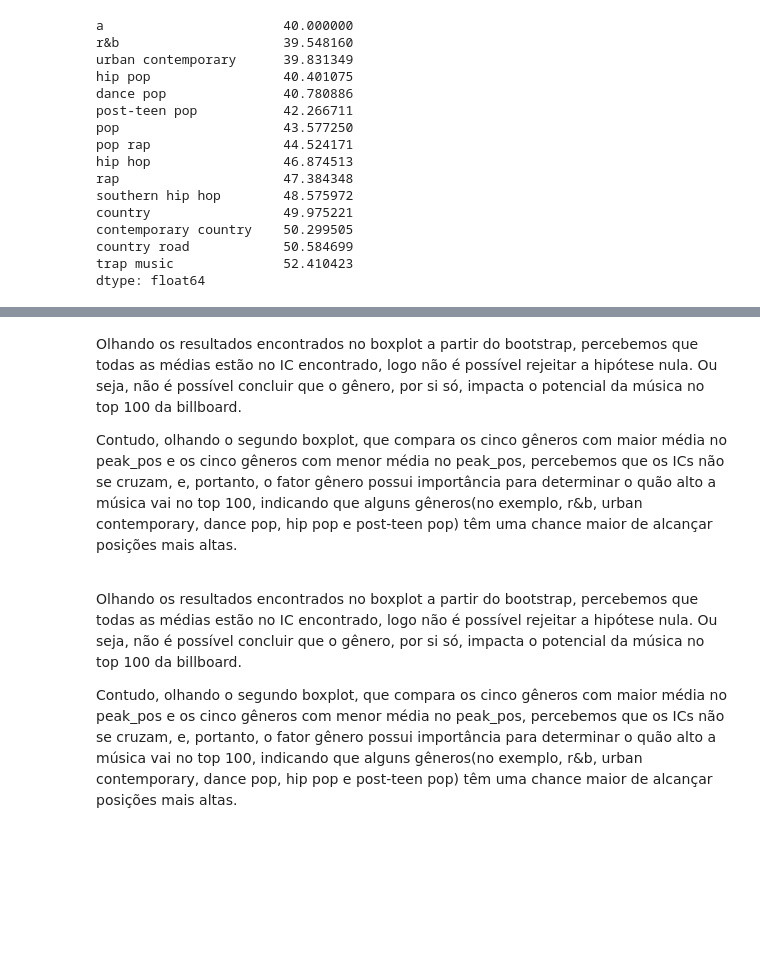
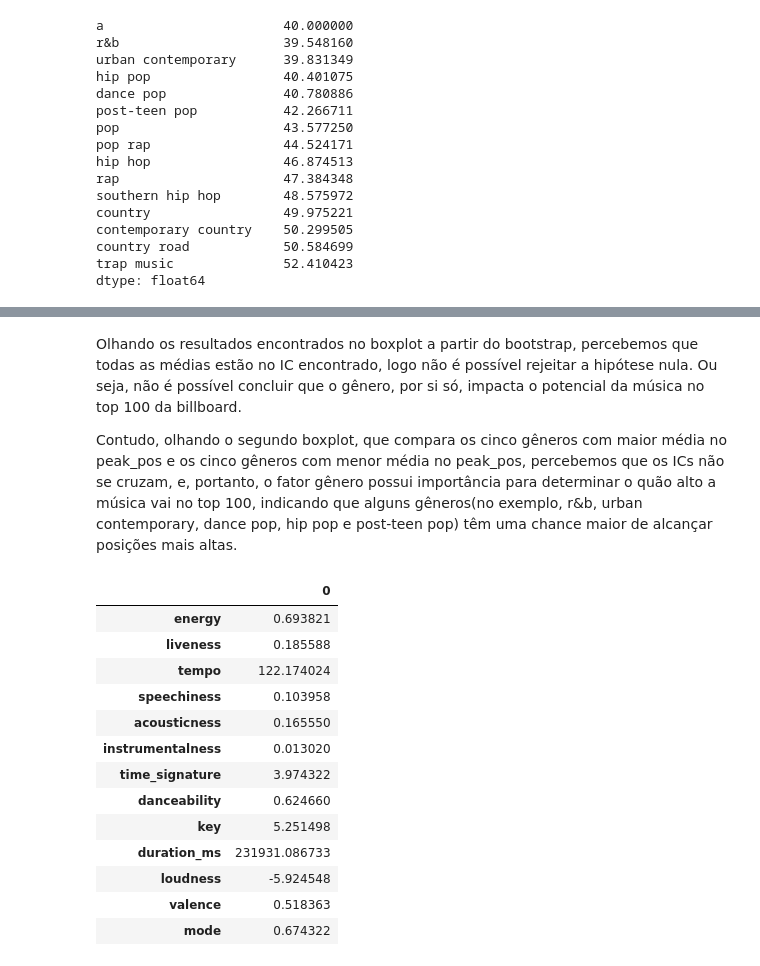
Before and after one commit to mibrahimfm/TP-ICD, a Jupyter notebook: nbs/testes_hipoteses_intervalos_confianca.ipynb, the cells around one changed output, grey strips where cells are left out. Saved outputs shown, nothing was run; the diff lists cells and outputs as text; code cells hidden in the pictures; blank space fills up the shorter version.

```diff
--- a/nbs/testes_hipoteses_intervalos_confianca.ipynb
+++ b/nbs/testes_hipoteses_intervalos_confianca.ipynb
@@ -174,9 +179,22 @@ plt.show()
 # %% [markdown]
-Olhando os resultados encontrados no boxplot a partir do bootstrap, percebemos que todas as médias estão no IC encontrado, logo não é possível rejeitar a hipótese nula. Ou seja, não é possível concluir que o gênero, por si só, impacta o potencial da música no top 100 da billboard.
-
-Contudo, olhando o segundo boxplot, que compara os cinco gêneros com maior média no peak_pos e os cinco gêneros com menor média no peak_pos, percebemos que os ICs não se cruzam, e, portanto, o fator gênero possui importância para determinar o quão alto a música vai no top 100, indicando que alguns gêneros(no exemplo, r&b, urban contemporary, dance pop, hip pop e post-teen pop) têm uma chance maior de alcançar posições mais altas.<br><br>
-
-
-Olhando os resultados encontrados no boxplot a partir do bootstrap, percebemos que todas as médias estão no IC encontrado, logo não é possível rejeitar a hipótese nula. Ou seja, não é possível concluir que o gênero, por si só, impacta o potencial da música no top 100 da billboard.
+Olhando os resultados encontrados no boxplot a partir do bootstrap, percebemos que todas as médias estão no IC encontrado, logo não é possível rejeitar a hipótese nula. Ou seja, não é possível concluir que o gênero, por si só, impacta o potencial da música no top 100 da billboard.<br>
 
 Contudo, olhando o segundo boxplot, que compara os cinco gêneros com maior média no peak_pos e os cinco gêneros com menor média no peak_pos, percebemos que os ICs não se cruzam, e, portanto, o fator gênero possui importância para determinar o quão alto a música vai no top 100, indicando que alguns gêneros(no exemplo, r&b, urban contemporary, dance pop, hip pop e post-teen pop) têm uma chance maior de alcançar posições mais altas.
+# %%
+df = df_with_genre_list[['energy', 'liveness', 'tempo', 'speechiness', 'acousticness', 'instrumentalness', 'time_signature', 'danceability', 'key', 'duration_ms', 'loudness', 'valence', 'mode']]
+pd.DataFrame(df.mean())
+# %% [output]
+|  | 0 |
+| energy | 0.693821 |
+| liveness | 0.185588 |
+| tempo | 122.174024 |
+| speechiness | 0.103958 |
+| acousticness | 0.165550 |
+| instrumentalness | 0.013020 |
+| time_signature | 3.974322 |
+| danceability | 0.624660 |
+| key | 5.251498 |
+| duration_ms | 231931.086733 |
+| loudness | -5.924548 |
+| valence | 0.518363 |
+| mode | 0.674322 |
```
Also changed, not shown: parts of 8 cells of this notebook.
